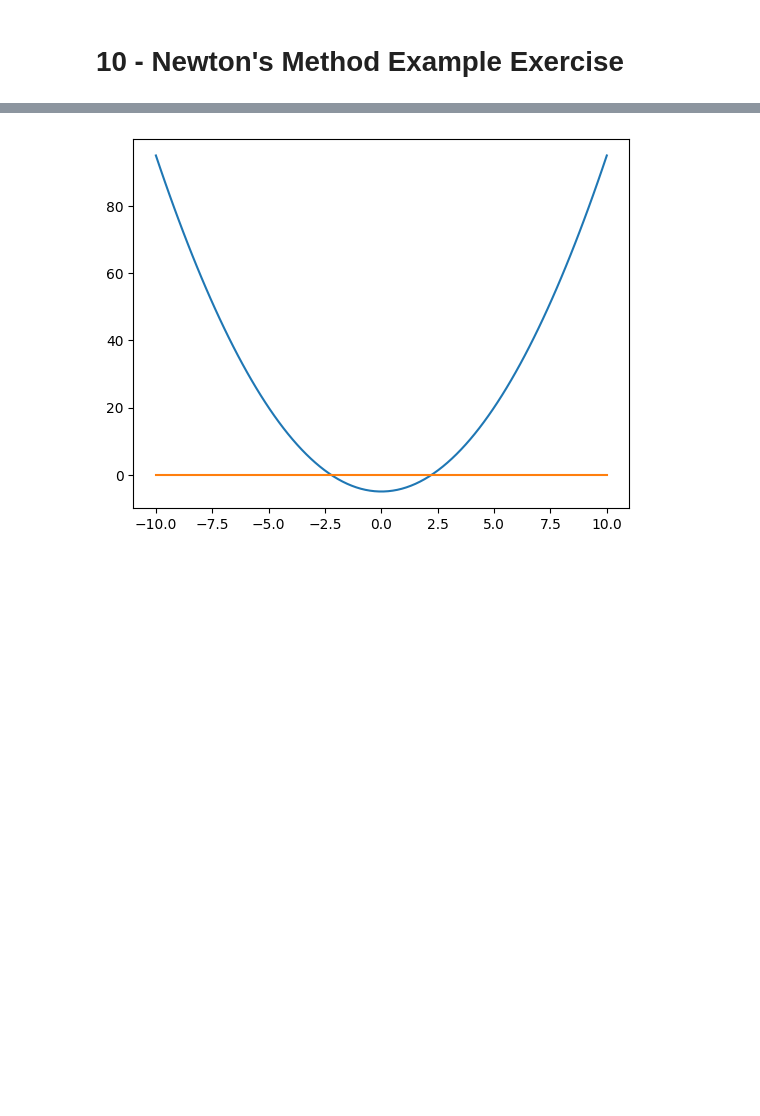
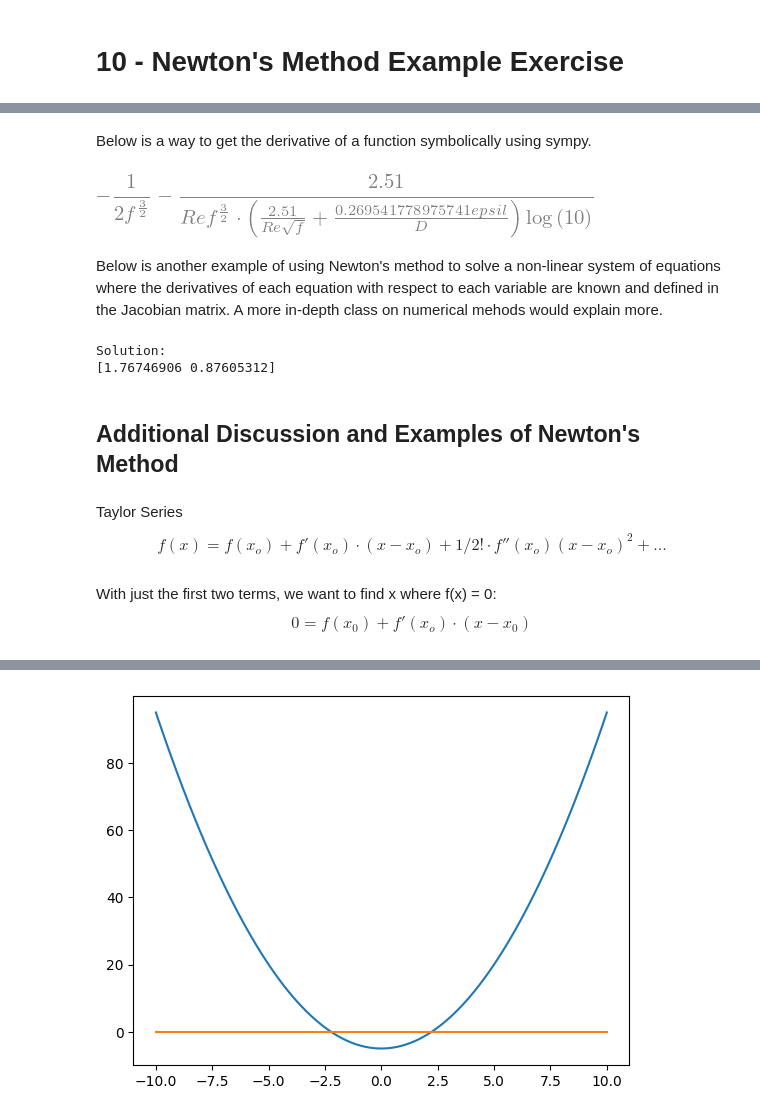
Before and after one commit to clint-bg/comptools, a Jupyter notebook: _build/jupyter_execute/lectures/10-NewtonsMethod.ipynb, the cells around one changed output, grey strips where cells are left out. Cells and saved outputs as stored; diff of their text form; code cells hidden in the pictures; blank space fills up the shorter version.

Commit message:
Newton update

```diff
--- a/_build/jupyter_execute/lectures/10-NewtonsMethod.ipynb
+++ b/_build/jupyter_execute/lectures/10-NewtonsMethod.ipynb
@@ -2,0 +56,63 @@
+# %% [markdown]
+Below is a way to get the derivative of a function symbolically using sympy.
+# %%
+#Find the derivative of the Colbrook equation with SymPy
+ff= sym.symbols('f')
+Re = sym.symbols('Re')
+D = sym.symbols('D')
+epsil = sym.symbols('epsil')
+#display the symbolic equation
+sym.init_printing()
+sym.diff(1/sym.sqrt(ff) + 2*sym.log(2.51/(Re*sym.sqrt(ff))+epsil/(3.71*D),10),ff) #the 10 is the base of the log
+# %% [output]
+[figure, added]
+# %% [markdown]
+Below is another example of using Newton's method to solve a non-linear system of equations where the derivatives of each equation with respect to each variable are known and defined in the Jacobian matrix.  A more in-depth class on numerical mehods would explain more.
+# %%
+# Define the system of equations
+def equations(x):
+    eq1 = x[0]**2 + x[1] - 4
+    eq2 = x[0] - x[1]**2 - 1
+    return [eq1, eq2]
+
+# Define the Jacobian matrix (partial derivatives with respect to x1 and x2)
+def jacobian(x):
+    jac = np.array([[2*x[0], 1],
+                    [1, -2*x[1]]])
+    return jac
+
+# Solve the system of equations using Newton's method
+def newton_method(equations, jacobian, x0, tolerance=1e-6, max_iterations=100):
+    x = x0
+    for i in range(max_iterations):
+        f = equations(x)
+        J = jacobian(x)
+        delta_x = np.linalg.solve(J, -np.array(f))
+        x += delta_x
+        if np.linalg.norm(delta_x) < tolerance:
+            break
+    return x
+
+# Initial guess
+x0 = np.array([1.0, 1.0])
+
+# Solve the system of equations
+solution = newton_method(equations, jacobian, x0)
+
+print("Solution:")
+print(solution)
+# %% [output]
+Solution:
+[1.76746906 0.87605312]
+# %% [markdown]
+## Additional Discussion and Examples of Newton's Method
+# %% [markdown]
+Taylor Series
+$$
+f(x) = f(x_o) + f'(x_o)⋅(x-x_o) + 1/2!⋅f''(x_o)(x-x_o)^2 + ...
+$$
+# %% [markdown]
+With just the first two terms, we want to find x where f(x) = 0:
+$$
+0 = f(x_0) + f'(x_o)⋅(x-x_0)
+$$
```
Also changed, not shown: parts of 13 cells of this notebook, 18 other files.
